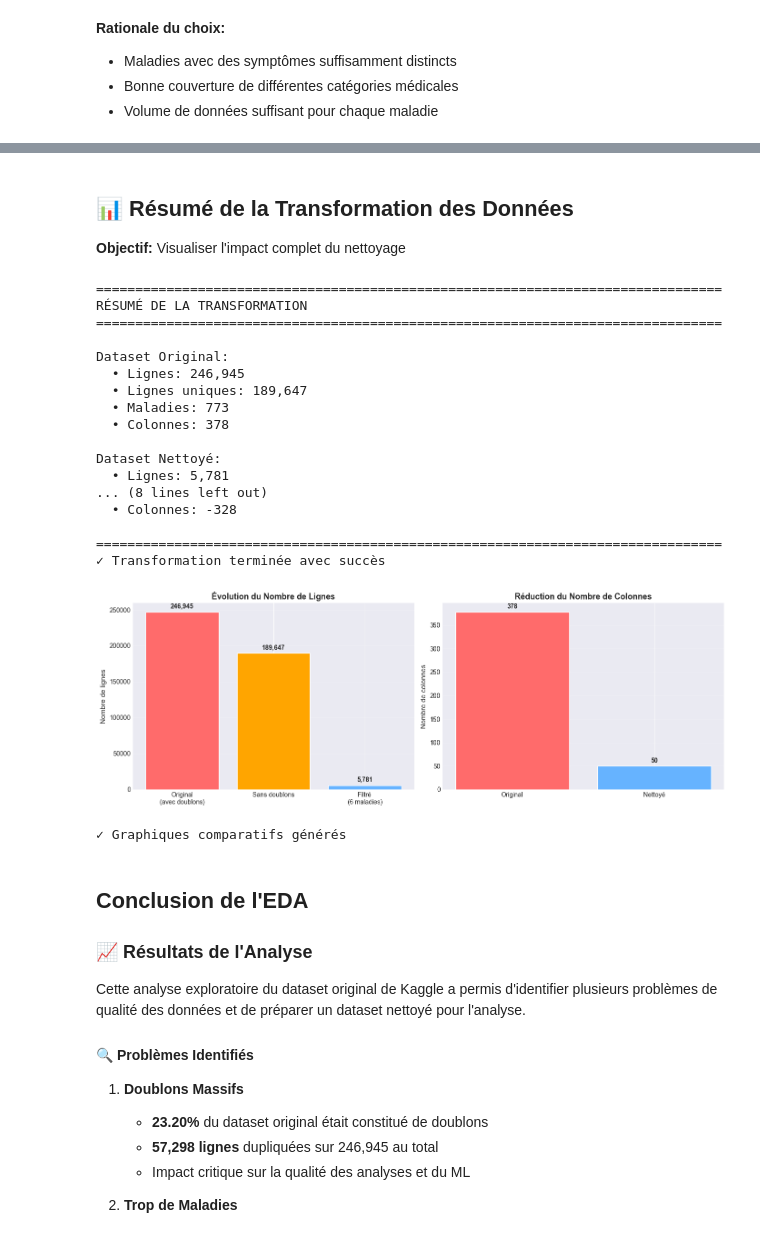
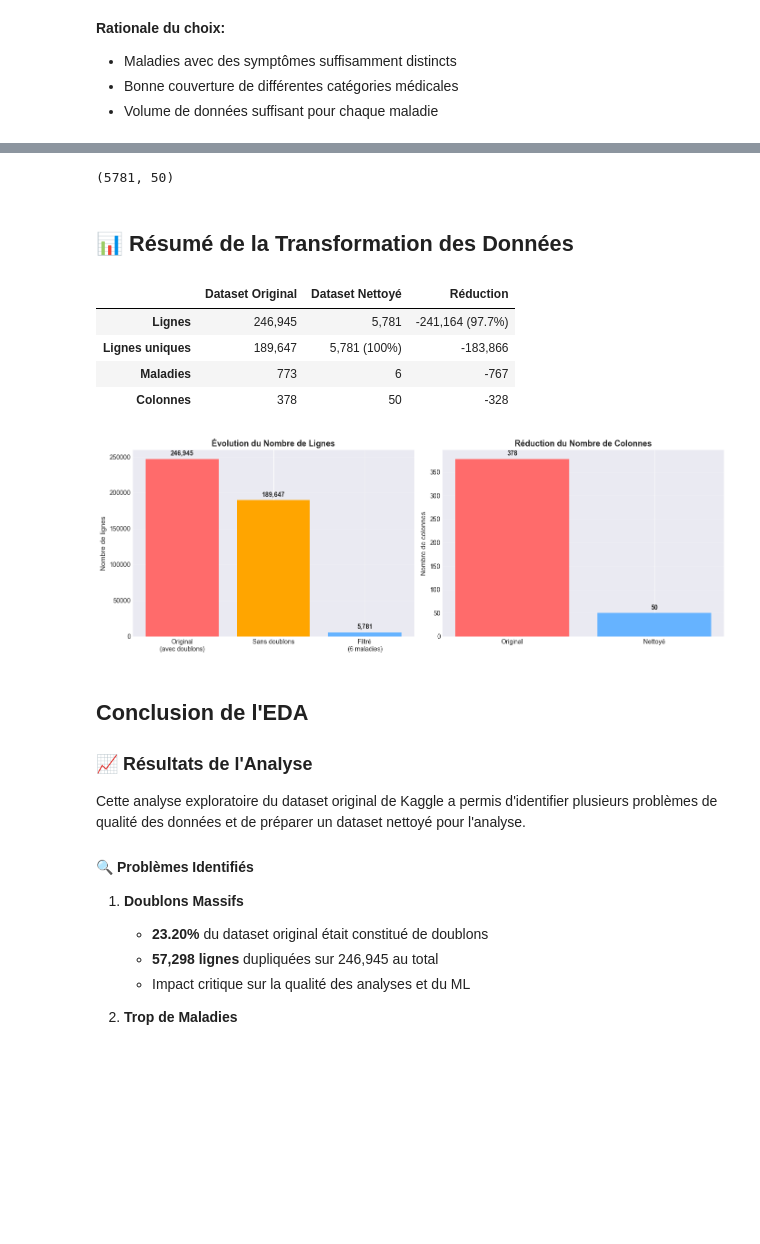
Before and after one commit to matrixise/alyra-ai-dl, a Jupyter notebook: notebooks/eda_dataset_original_kaggle.ipynb, the cells around one changed output, grey strips where cells are left out. Drawn from its saved outputs; the diff is of its cells as text; code cells hidden in the pictures; blank space fills up the shorter version.

```diff
--- a/notebooks/eda_dataset_original_kaggle.ipynb
+++ b/notebooks/eda_dataset_original_kaggle.ipynb
@@ -559,59 +349,41 @@ Exemples de colonnes inutilisées (premiers 10):
+# %%
+removed_cols = df_filtered.columns[(df_filtered == 0).all()]
+df_final = df_filtered.drop(columns=removed_cols)
+df_final.shape
+# %% [output]
+(5781, 50)
 # %% [markdown]
 ## 📊 Résumé de la Transformation des Données
-
-**Objectif:** Visualiser l'impact complet du nettoyage
 # %%
 # Créer un tableau comparatif
-print("=" * 80)
-print("RÉSUMÉ DE LA TRANSFORMATION")
-print("=" * 80)
-
 summary = {
     "Dataset Original": {
         "Lignes": f"{len(df):,}",
         "Lignes uniques": f"{len(df_unique):,}",
         "Maladies": f"{df['diseases'].nunique()}",
         "Colonnes": f"{df.shape[1]}",
     },
     "Dataset Nettoyé": {
         "Lignes": f"{len(df_final):,}",
         "Lignes uniques": f"{len(df_final):,} (100%)",
         "Maladies": f"{len(SELECTED_DISEASES)}",
         "Colonnes": f"{df_final.shape[1]}",
     },
     "Réduction": {
         "Lignes": f"-{len(df) - len(df_final):,} ({(len(df) - len(df_final)) / len(df) * 100:.1f}%)",
         "Lignes uniques": f"-{len(df_unique) - len(df_final):,}",
         "Maladies": f"-{df['diseases'].nunique() - len(SELECTED_DISEASES)}",
         "Colonnes": f"-{df.shape[1] - df_final.shape[1]}",
     },
 }
-
-for category, stats in summary.items():
-    print(f"\n{category}:")
-    for key, value in stats.items():
-        print(f"  • {key}: {value}")
-
-print(f"\n{'=' * 80}")
-print("✓ Transformation terminée avec succès")
+summary_df = pd.DataFrame(summary)
+summary_df
 # %% [output]
-================================================================================
-RÉSUMÉ DE LA TRANSFORMATION
-================================================================================
-
-Dataset Original:
-  • Lignes: 246,945
-  • Lignes uniques: 189,647
-  • Maladies: 773
-  • Colonnes: 378
-
-Dataset Nettoyé:
-  • Lignes: 5,781
-... (8 lines left out)
-  • Colonnes: -328
-
-================================================================================
-✓ Transformation terminée avec succès
+|  | Dataset Original | Dataset Nettoyé | Réduction |
+| Lignes | 246,945 | 5,781 | -241,164 (97.7%) |
+| Lignes uniques | 189,647 | 5,781 (100%) | -183,866 |
+| Maladies | 773 | 6 | -767 |
+| Colonnes | 378 | 50 | -328 |
 # %%
 # Visualisation comparative des dimensions
 fig, axes = plt.subplots(1, 2, figsize=(14, 5))
@@ -644,11 +416,8 @@ for i, v in enumerate(colonnes):
 
 plt.tight_layout()
 plt.show()
-
-print("✓ Graphiques comparatifs générés")
 # %% [output]
 [figure]
-✓ Graphiques comparatifs générés
 # %% [markdown]
 ## Conclusion de l'EDA
 
```
Also changed, not shown: parts of 43 cells of this notebook.
